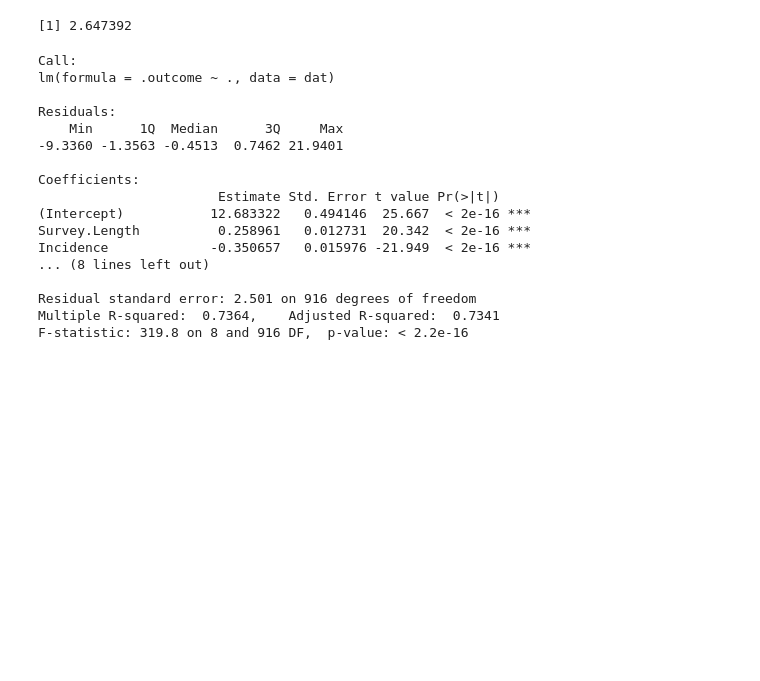
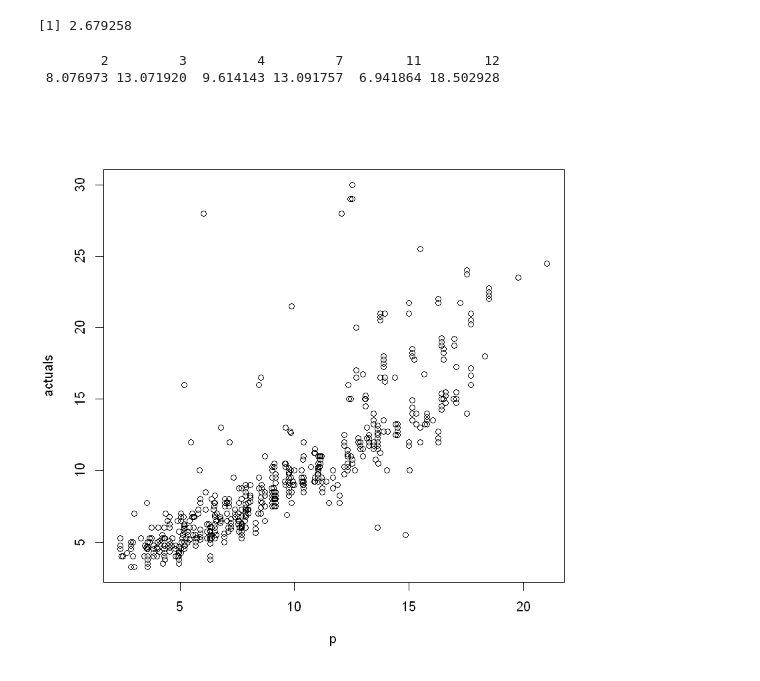
Before and after one commit to HubCatz202/cpi_model, a Jupyter notebook: CPI_Model.ipynb, the cells around one changed output. Saved outputs shown, nothing was run; the diff lists cells and outputs as text; code cells hidden in the pictures; blank space fills up the shorter version.

Commit message:
Includes plots & descriptions

```diff
--- a/CPI_Model.ipynb
+++ b/CPI_Model.ipynb
@@ -73,28 +156,17 @@ Tuning parameter 'intercept' was held constant at a value of TRUE
 # %%
-p <- predict(model, test_df)
-actuals <- test_df$CPI
+# Test model
+#test1 <- test_df[1,]
+p <- predict(model, test_df, interval="prediction")
+actuals <- test_df$CPU
 error <- (p - actuals)
 
 sqrt(mean(error ^ 2))
+head(p)
 # %% [output]
-[1] 2.647392
+[1] 2.679258
+        2         3         4         7        11        12
+ 8.076973 13.071920  9.614143 13.091757  6.941864 18.502928
-# %%
-summary(model)
-# %% [output]
-Call:
-lm(formula = .outcome ~ ., data = dat)
-
-Residuals:
-    Min      1Q  Median      3Q     Max
--9.3360 -1.3563 -0.4513  0.7462 21.9401
-
-Coefficients:
-                       Estimate Std. Error t value Pr(>|t|)
-(Intercept)           12.683322   0.494146  25.667  < 2e-16 ***
-Survey.Length          0.258961   0.012731  20.342  < 2e-16 ***
-Incidence             -0.350657   0.015976 -21.949  < 2e-16 ***
-... (8 lines left out)
-
-Residual standard error: 2.501 on 916 degrees of freedom
-Multiple R-squared:  0.7364,    Adjusted R-squared:  0.7341
-F-statistic: 319.8 on 8 and 916 DF,  p-value: < 2.2e-16
+# %%
+plot(p, actuals)
+# %% [output]
+[figure, added]
```
Also changed, not shown: parts of 8 cells of this notebook, 1 other file.
